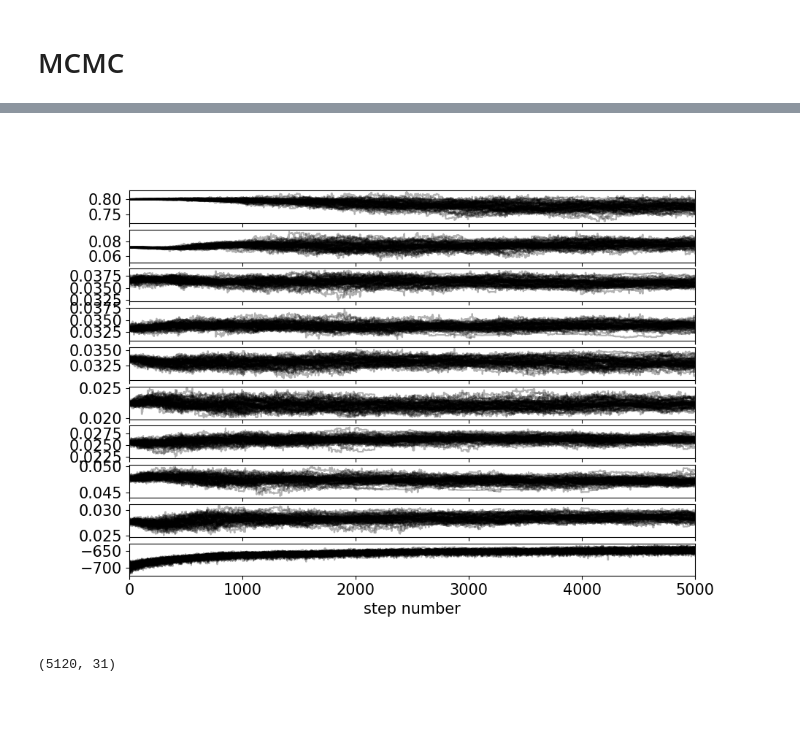
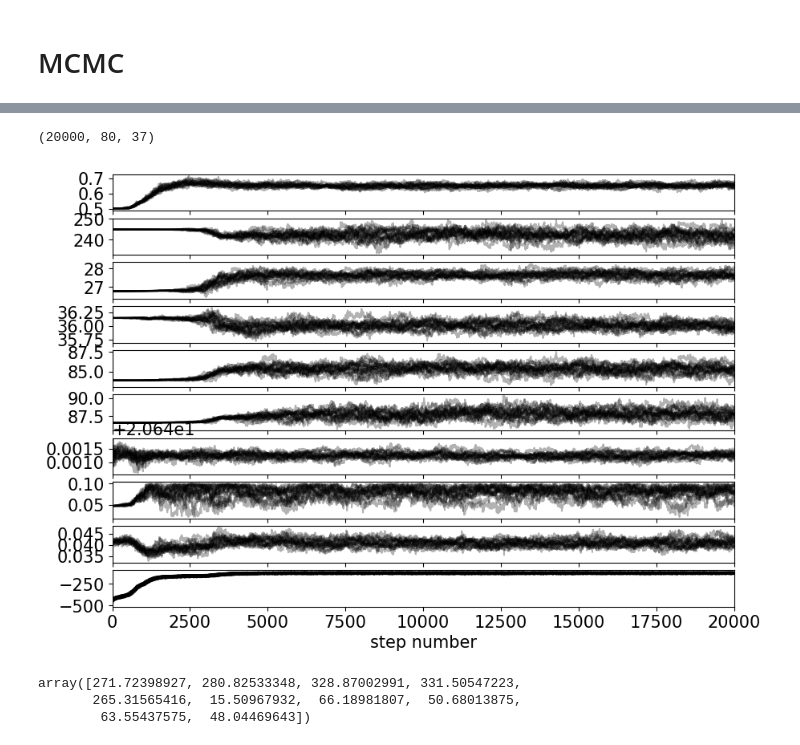
Before and after one commit to hhnam96/AstroGeo, a Jupyter notebook: ODP1260.ipynb, the cells around one changed output, grey strips where cells are left out. Cells and saved outputs as stored; diff of their text form; code cells hidden in the pictures; blank space fills up the shorter version.

```diff
--- a/ODP1260.ipynb
+++ b/ODP1260.ipynb
@@ -331,11 +336,11 @@ arg_best = np.argmin(res.F.sum(axis=1)/2)
 invSR_best = res.X[arg_best]
 fig = plt.figure()
 for i in range(res.F.shape[0]):
-    plt.plot(depth_genes, res.X[i], '.')
+    plt.plot(depth_genes, res.X[i], '.',color="orange")
     invSR_interpolate = interpolator([depth_genes, res.X[i]], depth)
     invSR_interpolate[invSR_interpolate<invSR_lims[0]] = invSR_lims[0]
     invSR_interpolate[invSR_interpolate>invSR_lims[1]] = invSR_lims[1]
-    plt.plot(depth, invSR_interpolate, alpha=0.2)
+    plt.plot(depth, invSR_interpolate, "-", alpha=0.2,color="orange")
 # plt.plot(depth, invSR, color="red")
 plt.plot(depth, interpolator([depth_genes, invSR_best], depth), "--", color="black", label="best")
 # plt.plot(depth, interpolator([depth_genes, func_invSR_nominal(depth_genes)], depth), color="red", label="nominal")
@@ -411,7 +464,7 @@ algorithm = NSGA2(
 )
 N_generations = 500
 termination = get_termination("n_gen", N_generations)
-N_genes_enemble = np.arange(10, 30, 2)
+N_genes_enemble = np.arange(10, 40, 2)
 depth_genes_ensemble = [np.linspace(depth_lims[0], depth_lims[1], N_genes) for N_genes in N_genes_enemble]
 N_ensemble = len(depth_genes_ensemble)
 
@@ -525,25 +637,27 @@ prior_params_freq = prior_params_freq/180/3600*np.pi*1e6
 # %%
-arg_best = np.argmin(res.F.sum(axis=1))
+log_posterior = log_posterior_whitenoise_EP
+log_posterior = log_posterior_rednoise_EP
+
+arg_best = np.argmin(res.F.sum(axis=1)/2)
 invSR_best = res.X[arg_best]
 invSR_random = np.random.randn(N_genes)*(invSR_lims[1]-invSR_lims[0]) + invSR_lims[0]
 
-nwalkers = 64
-params_noise_ini = [0.8]
-params_ini = np.hstack([params_noise_ini, invSR_best])
-pos = params_ini + 1e-4 * np.random.randn(nwalkers, N_genes+len(params_noise_ini))
+nwalkers = 80
+params_noise_ini = [0.5]
+params_freq_ini = prior_params_freq[:,0]
+params_ini = np.hstack([params_noise_ini, params_freq_ini, invSR_best])
+# params_best = np.hstack([sigma_true, p0, muy_k, true_genes])
+pos_ini = params_ini + 1e-4 * np.random.randn(nwalkers, len(params_ini))
 # pos = invSR_random + 1e-4 * np.random.randn(nwalkers, N_genes)
 
-nwalkers, ndim = pos.shape
-# log_posterior = log_posterior_whitenoise_v1
-# log_probability_testcase = partial(log_posterior, depth_invSR=depth_genes, data=[depth, y], fs=fs, interpolator=interpolate_CubicSpline, invSR_lims=invSR_lims)
-
-log_posterior = log_posterior_whitenoise
-log_probability_testcase = partial(log_posterior, depth_invSR=depth_genes, data=[depth, y],interpolator=interpolate_CubicSpline,
+nwalkers, ndim = pos_ini.shape
+log_probability_testcase = partial(log_posterior, depth_invSR=depth_genes, data=[depth, y],interpolator=interpolator,
                                    invSR_lims=invSR_lims, sigma_lims=[1e-4, 2], prior_freq=prior_params_freq)
 
-# with Pool(processes=1) as pool:
+print(f"log posterior initial point: {log_probability_testcase(pos_ini[0])}")
+# print(f"log posterior best point: {log_probability_testcase(params_best)}")
 
-with JoblibPool(32) as pool:
+
+with Pool(processes=16) as pool:
     sampler = emcee.EnsembleSampler(nwalkers, ndim, log_probability_testcase, pool=pool)
-    sampler.run_mcmc(pos, 5000, progress=True)
-    # print("Multiprocessing took {0:.1f} seconds".format(multi_time))
+    sampler.run_mcmc(pos_ini, 1000, progress=True)
@@ -571,24 +676,31 @@ Line #      Hits         Time  Per Hit   % Time  Line Contents
+# %%
+samples = sampler.get_chain()
+logprob_sample = sampler.get_log_prob()
+samples.shape
+# %% [output]
+(20000, 80, 37)
 # %%
 ndim = 10
 fig, axes = plt.subplots(ndim, figsize=(10, 7), sharex=True)
-samples = sampler.get_chain()
-logprob_sample = sampler.get_log_prob()
 
 # labels = ["m", "b", "log(f)"]
 for i in range(ndim-1):
     ax = axes[i]
-    ax.plot(samples[:, :, i], "k", alpha=0.3)
+    ax.plot(samples[:, :20, i], "k", alpha=0.3)
     ax.set_xlim(0, len(samples))
     # ax.set_ylabel(labels[i])
     # ax.yaxis.set_label_coords(-0.1, 0.5)
 
 
 axes[-1].plot(logprob_sample, "k", alpha=0.3)
 axes[-1].set_xlabel("step number");
 # %% [output]
-[figure, old version]
+[figure, new version]
 # %%
-flat_samples = sampler.get_chain(discard=1000, thin=50, flat=True)
-print(flat_samples.shape)
+flat_samples = sampler.get_chain(discard=5000, thin=200, flat=True)
-# %% [output]
-(5120, 31)
+# %%
+fs
+# %% [output]
+array([271.72398927, 280.82533348, 328.87002991, 331.50547223,
+       265.31565416,  15.50967932,  66.18981807,  50.68013875,
+        63.55437575,  48.04469643])
```
Also changed, not shown: parts of 39 cells of this notebook, 11 other files.
